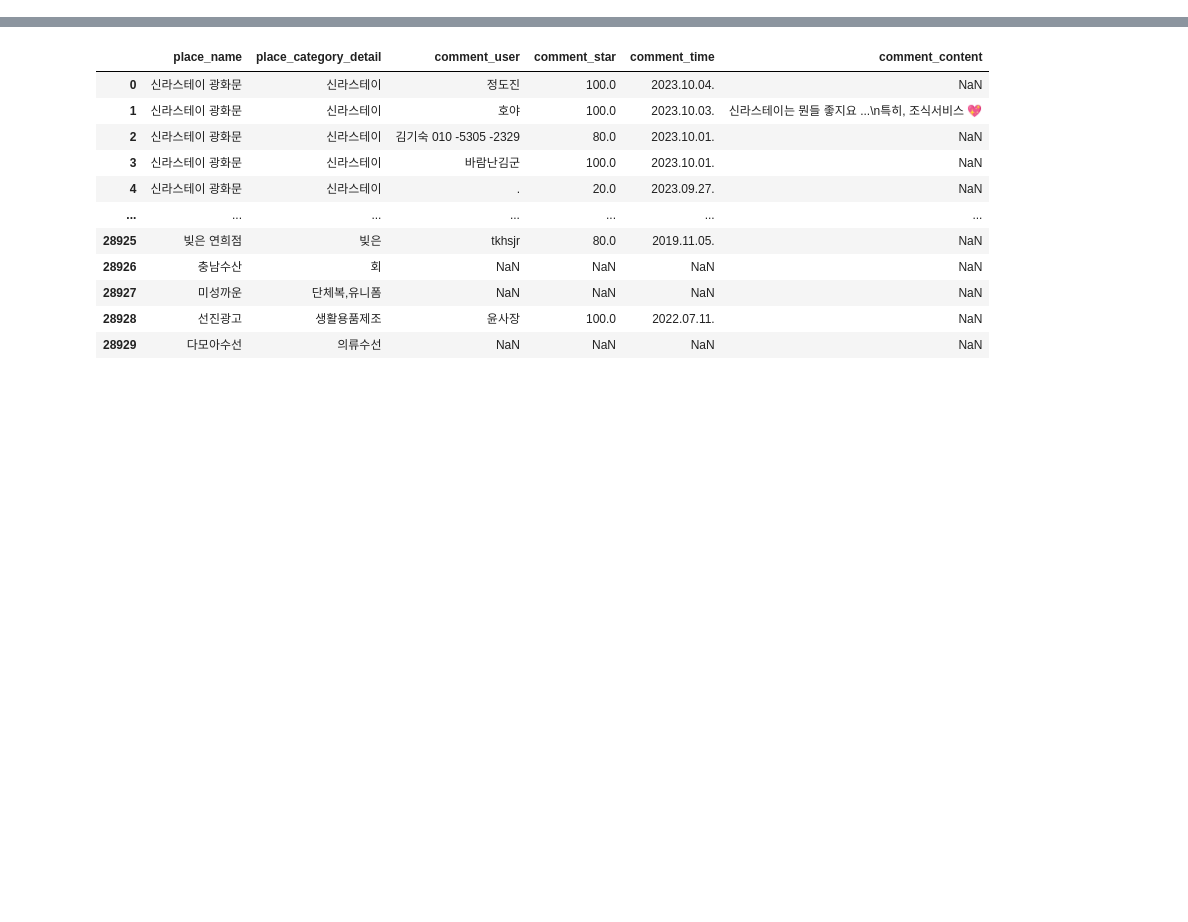
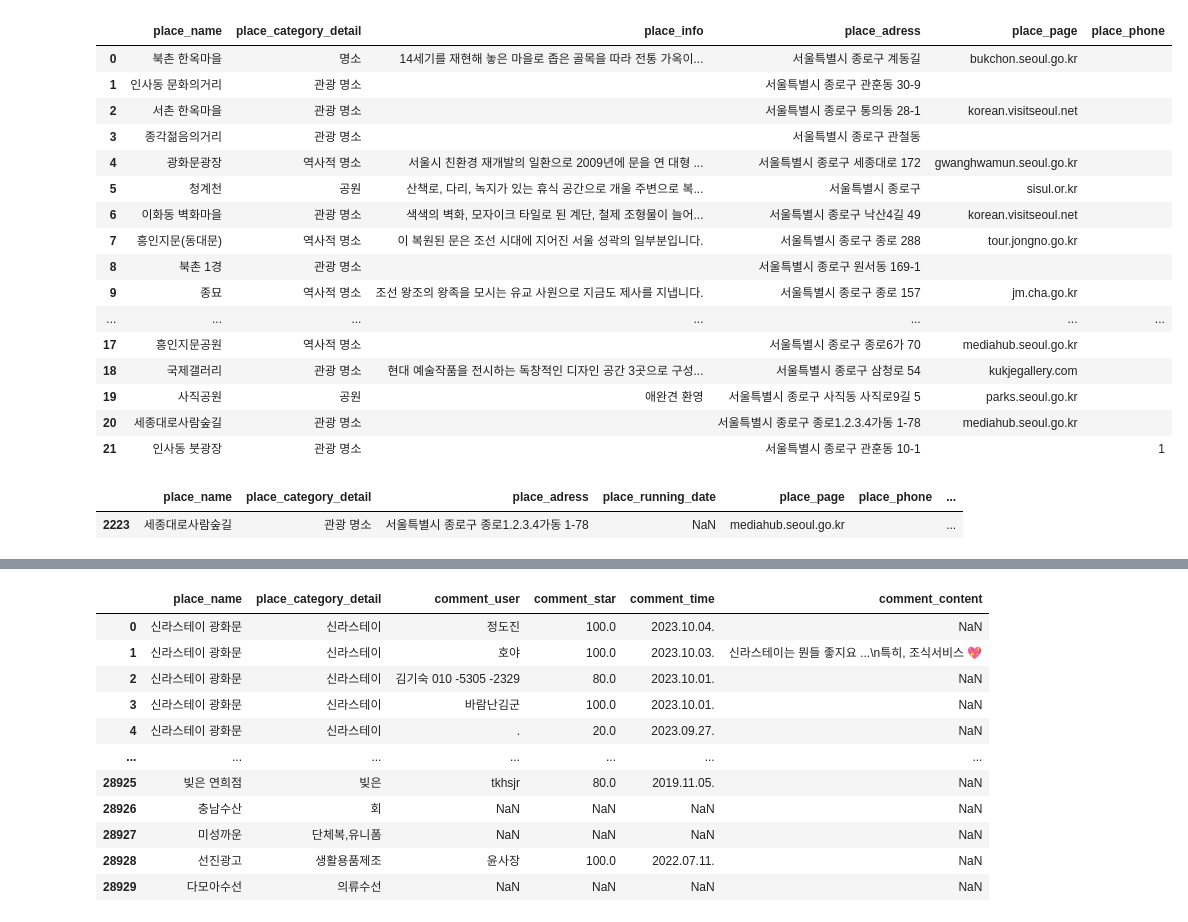
Before and after one commit to EunjinJ/skku-webproject-git, a Jupyter notebook: all_crawl_data.ipynb, the cells around one changed output, grey strips where cells are left out. Drawn from its saved outputs; the diff is of its cells as text; code cells hidden in the pictures; blank space fills up the shorter version.

Commit message:
data 정리

```diff
--- a/all_crawl_data.ipynb
+++ b/all_crawl_data.ipynb
@@ -7,0 +4,9 @@ ValueError: All arrays must be of the same length
+# %%
+import json
+
+# JSON 파일 열기
+with open('/Users/parkjiyoung/skku-webproject-git/goggle_crawl_data/google_jongro_data.json', 'r') as json_file:
+    google_data = json.load(json_file)
+
+# 로드된 데이터 사용
+print(google_data)
@@ -7,0 +36,4 @@ ValueError: All arrays must be of the same length
+# %%
+place_key = ['trip_name', 'trip_category_name', 'info_content', 'trip_address', 'trip_homepage', 'trip_phone']
+# %%
+google_place_data = {key: google_data[key] for key in place_key}
@@ -7,0 +60,29 @@ ValueError: All arrays must be of the same length
+# %%
+google_place_df = pd.DataFrame(google_place_data)
+google_place_df = google_place_df.reset_index().drop(columns=['index'])
+google_place_df = google_place_df.rename(columns={'trip_name':'place_name', 'trip_category_name':'place_category_detail',
+                                                    'trip_address':'place_adress', 'trip_homepage':'place_page', 'info_content':'place_info', 'trip_phone':'place_phone'})
+google_place_df
+# %% [output]
+|  | place_name | place_category_detail | place_info | place_adress | place_page | place_phone |
+| 0 | 북촌 한옥마을 | 명소 | 14세기를 재현해 놓은 마을로 좁은 골목을 따라 전통 가옥이... | 서울특별시 종로구 계동길 | bukchon.seoul.go.kr |  |
+| 1 | 인사동 문화의거리 | 관광 명소 |  | 서울특별시 종로구 관훈동 30-9 |  |  |
+| 2 | 서촌 한옥마을 | 관광 명소 |  | 서울특별시 종로구 통의동 28-1 | korean.visitseoul.net |  |
+| 3 | 종각젊음의거리 | 관광 명소 |  | 서울특별시 종로구 관철동 |  |  |
+| 4 | 광화문광장 | 역사적 명소 | 서울시 친환경 재개발의 일환으로 2009년에 문을 연 대형 ... | 서울특별시 종로구 세종대로 172 | gwanghwamun.seoul.go.kr |  |
+| 5 | 청계천 | 공원 | 산책로, 다리, 녹지가 있는 휴식 공간으로 개울 주변으로 복... | 서울특별시 종로구 | sisul.or.kr |  |
+| 6 | 이화동 벽화마을 | 관광 명소 | 색색의 벽화, 모자이크 타일로 된 계단, 철제 조형물이 늘어... | 서울특별시 종로구 낙산4길 49 | korean.visitseoul.net |  |
+| 7 | 흥인지문(동대문) | 역사적 명소 | 이 복원된 문은 조선 시대에 지어진 서울 성곽의 일부분입니다. | 서울특별시 종로구 종로 288 | tour.jongno.go.kr |  |
+| 8 | 북촌 1경 | 관광 명소 |  | 서울특별시 종로구 원서동 169-1 |  |  |
+| 9 | 종묘 | 역사적 명소 | 조선 왕조의 왕족을 모시는 유교 사원으로 지금도 제사를 지냅니다. | 서울특별시 종로구 종로 157 | jm.cha.go.kr |  |
+| ... | ... | ... | ... | ... | ... | ... |
+| 17 | 흥인지문공원 | 역사적 명소 |  | 서울특별시 종로구 종로6가 70 | mediahub.seoul.go.kr |  |
+| 18 | 국제갤러리 | 관광 명소 | 현대 예술작품을 전시하는 독창적인 디자인 공간 3곳으로 구성... | 서울특별시 종로구 삼청로 54 | kukjegallery.com |  |
+| 19 | 사직공원 | 공원 | 애완견 환영 | 서울특별시 종로구 사직동 사직로9길 5 | parks.seoul.go.kr |  |
+| 20 | 세종대로사람숲길 | 관광 명소 |  | 서울특별시 종로구 종로1.2.3.4가동 1-78 | mediahub.seoul.go.kr |  |
+| 21 | 인사동 붓광장 | 관광 명소 |  | 서울특별시 종로구 관훈동 10-1 |  | 1 |
+# %%
+google_kakao_place[google_kakao_place['place_name'] == '세종대로사람숲길']
+# %% [output]
+|  | place_name | place_category_detail | place_adress | place_running_date | place_page | place_phone | ... |
+| 2223 | 세종대로사람숲길 | 관광 명소 | 서울특별시 종로구 종로1.2.3.4가동 1-78 | NaN | mediahub.seoul.go.kr |  | ... |
```
Also changed, not shown: parts of 34 cells of this notebook, 2 other files.
